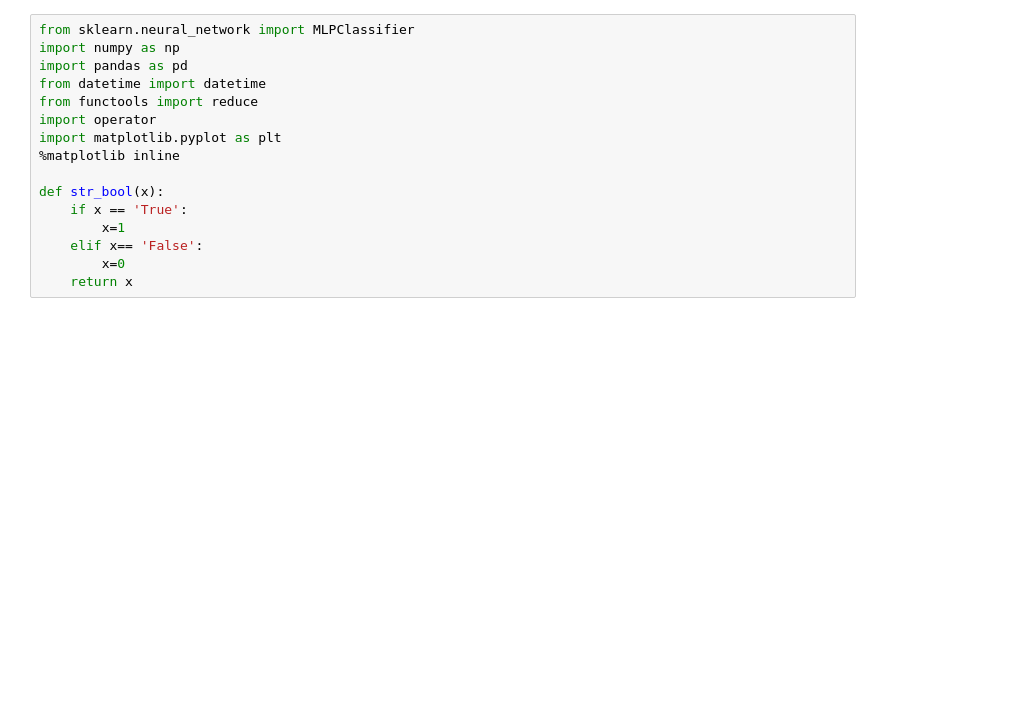
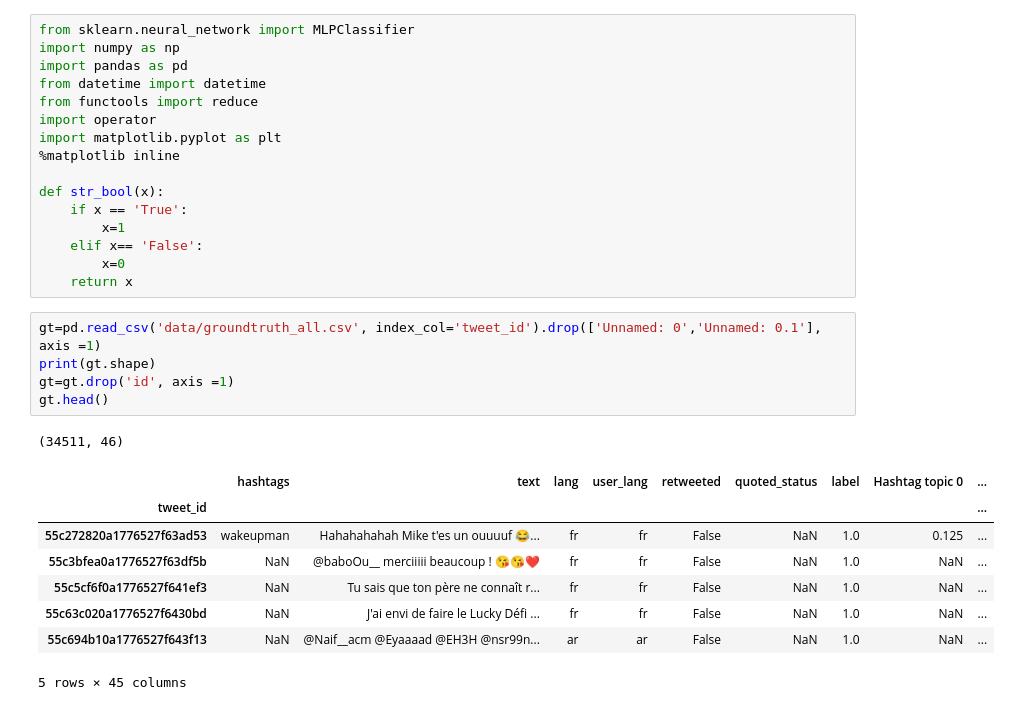
Before and after one commit to valstrl/CSM-project, a Jupyter notebook: mlp.ipynb, the cells around one changed output. Drawn from its saved outputs; the diff is of its cells as text; blank space fills up the shorter version.

```diff
--- a/mlp.ipynb
+++ b/mlp.ipynb
@@ -18,4 +18,19 @@ def str_bool(x):
     elif x== 'False':
         x=0
     return x
+# %%
+gt=pd.read_csv('data/groundtruth_all.csv', index_col='tweet_id').drop(['Unnamed: 0','Unnamed: 0.1'], axis =1)
+print(gt.shape)
+gt=gt.drop('id', axis =1)
+gt.head()
+# %% [output]
+(34511, 46)
+|  | hashtags | text | lang | user_lang | retweeted | quoted_status | label | Hashtag topic 0 | ... |
+| tweet_id |  |  |  |  |  |  |  |  | ... |
+| 55c272820a1776527f63ad53 | wakeupman | Hahahahahah Mike t'es un ouuuuf 😂... | fr | fr | False | NaN | 1.0 | 0.125 | ... |
+| 55c3bfea0a1776527f63df5b | NaN | @baboOu__ merciiiii beaucoup ! 😘😘❤️ | fr | fr | False | NaN | 1.0 | NaN | ... |
+| 55c5cf6f0a1776527f641ef3 | NaN | Tu sais que ton père ne connaît r... | fr | fr | False | NaN | 1.0 | NaN | ... |
+| 55c63c020a1776527f6430bd | NaN | J'ai envi de faire le Lucky Défi ... | fr | fr | False | NaN | 1.0 | NaN | ... |
+| 55c694b10a1776527f643f13 | NaN | @Naif__acm @Eyaaaad @EH3H @nsr99n... | ar | ar | False | NaN | 1.0 | NaN | ... |
+5 rows × 45 columns
 # %%
```
Also changed, not shown: parts of 22 cells of this notebook.
